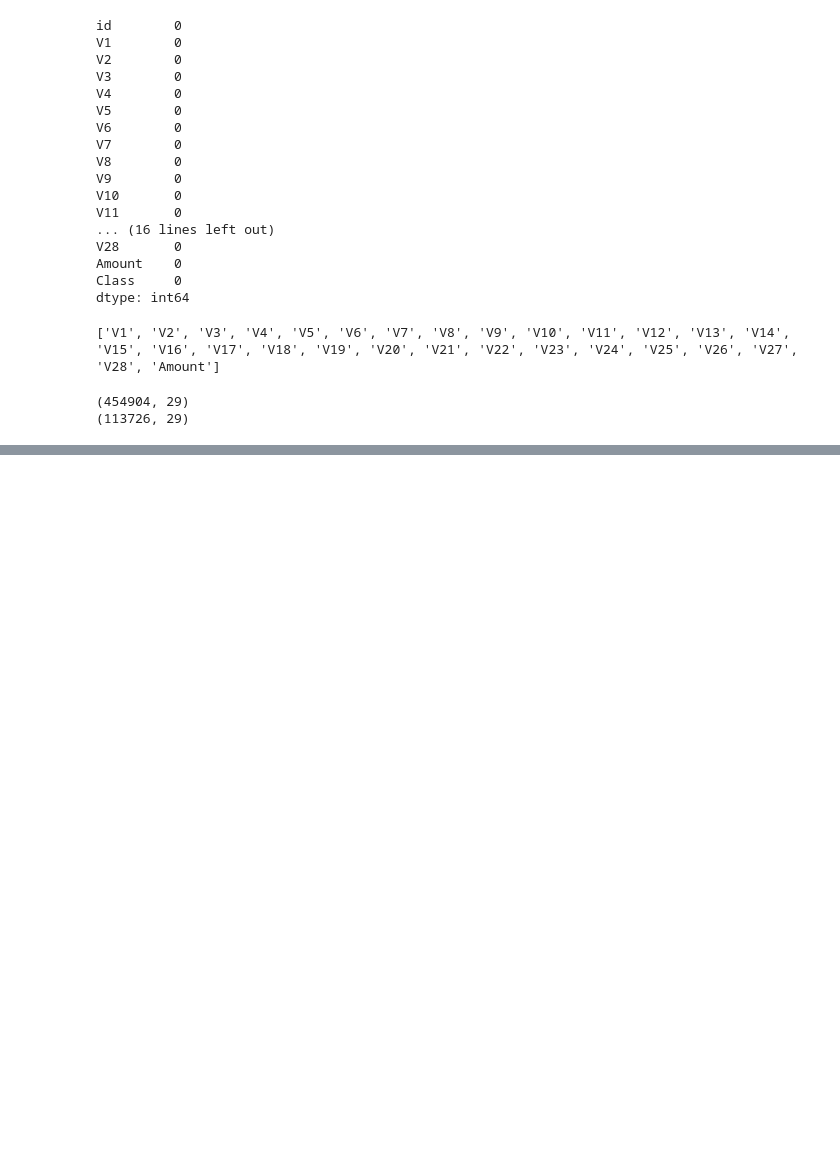
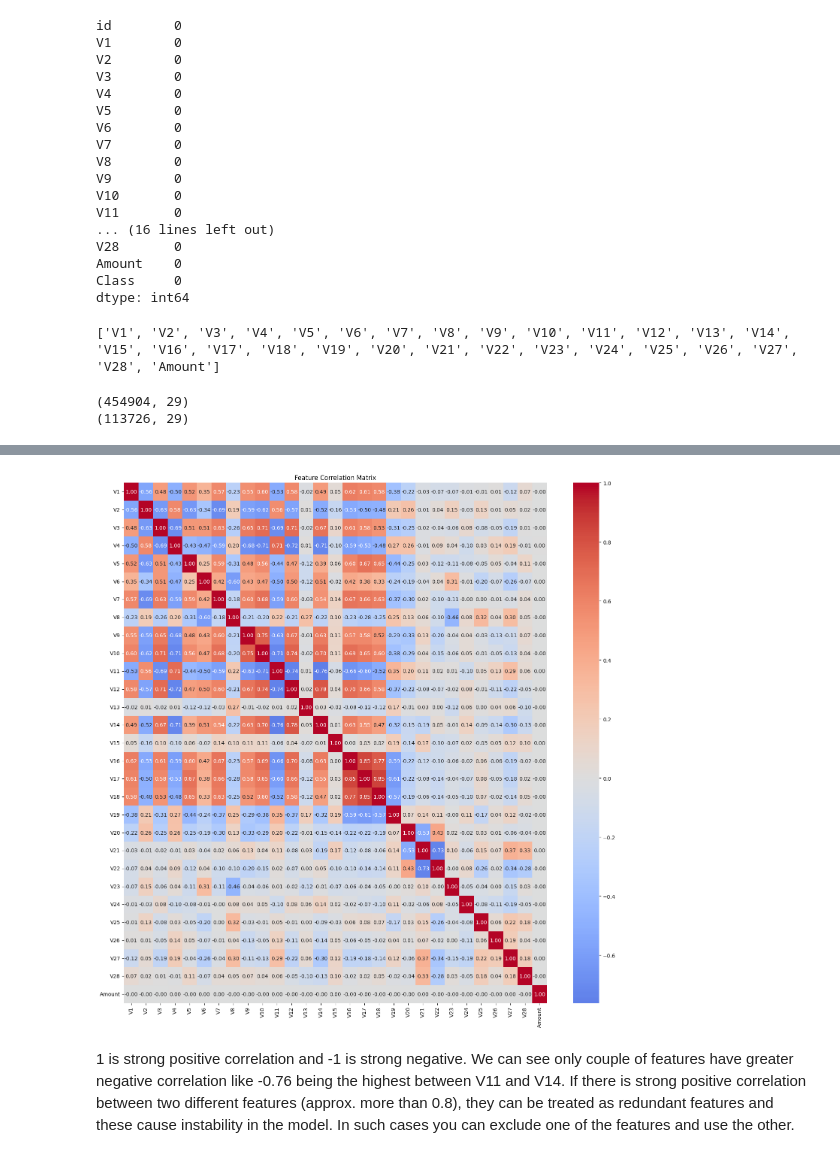
Before and after one commit to virinchi-k/fraud_detection_CC, a Jupyter notebook: fraud_detection_CC.ipynb, the cells around one changed output, grey strips where cells are left out. Cells and saved outputs as stored; diff of their text form; code cells hidden in the pictures; blank space fills up the shorter version.

```diff
--- a/fraud_detection_CC.ipynb
+++ b/fraud_detection_CC.ipynb
@@ -96,0 +186,12 @@ x_test_scaled = scaler.fit_transform(x_test)
+# %%
+plt.figure(figsize=(15,15))
+correlation_matrix = x.corr()
+sns.heatmap(correlation_matrix, cmap='coolwarm', center=0, annot=True, fmt='.2f')
+plt.title('Feature Correlation Matrix')
+plt.tight_layout()
+plt.show()
+# %% [output]
+[figure, added]
+# %% [markdown]
+1 is strong positive correlation and -1 is strong negative. We can see only couple of features have greater negative correlation like -0.76 being the highest between V11 and V14.
+If there is strong positive correlation between two different features (approx. more than 0.8), they can be treated as redundant features and these cause instability in the model. In such cases you can exclude one of the features and use the other.
```
Also changed, not shown: parts of 15 cells of this notebook.
